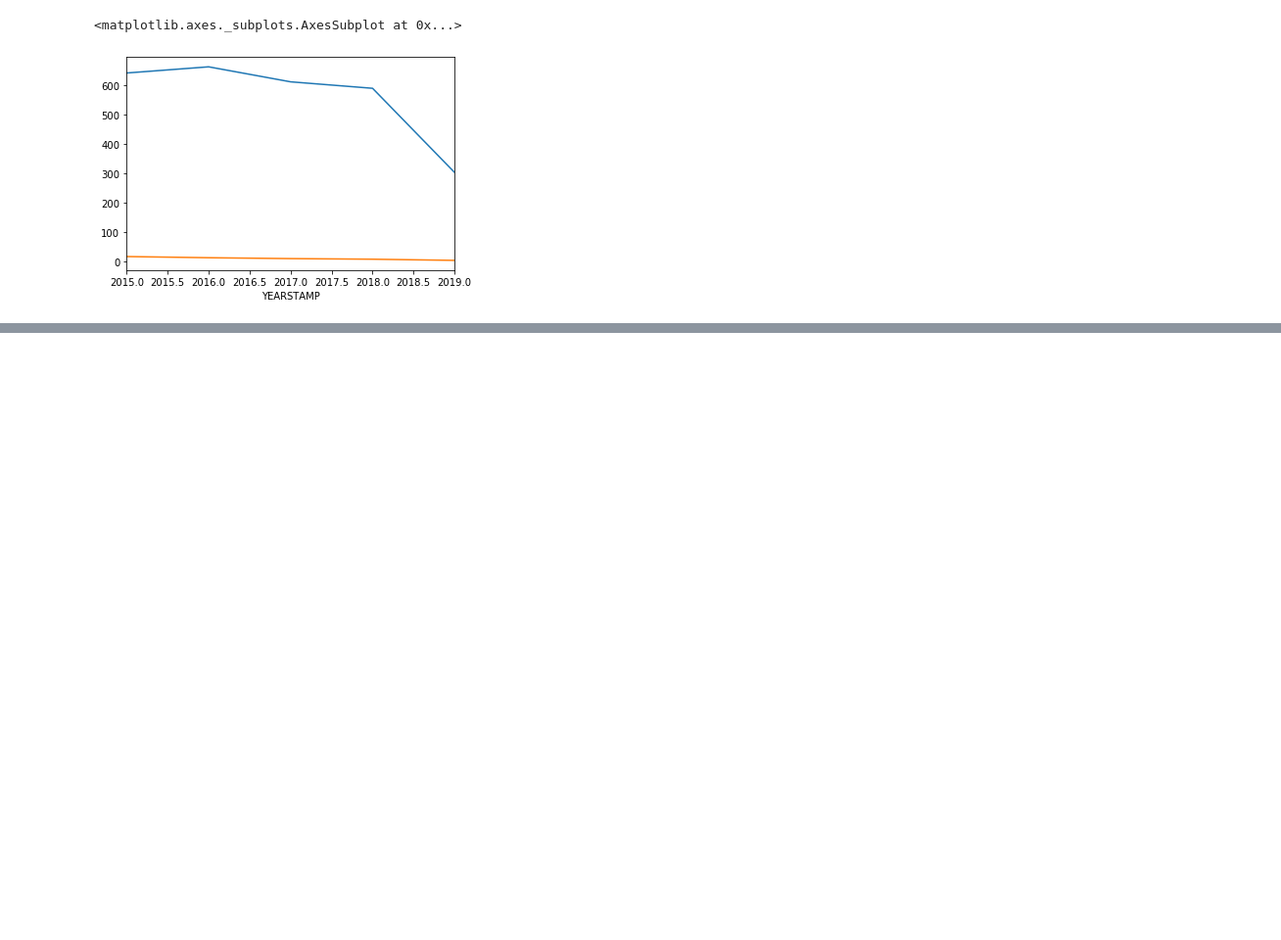
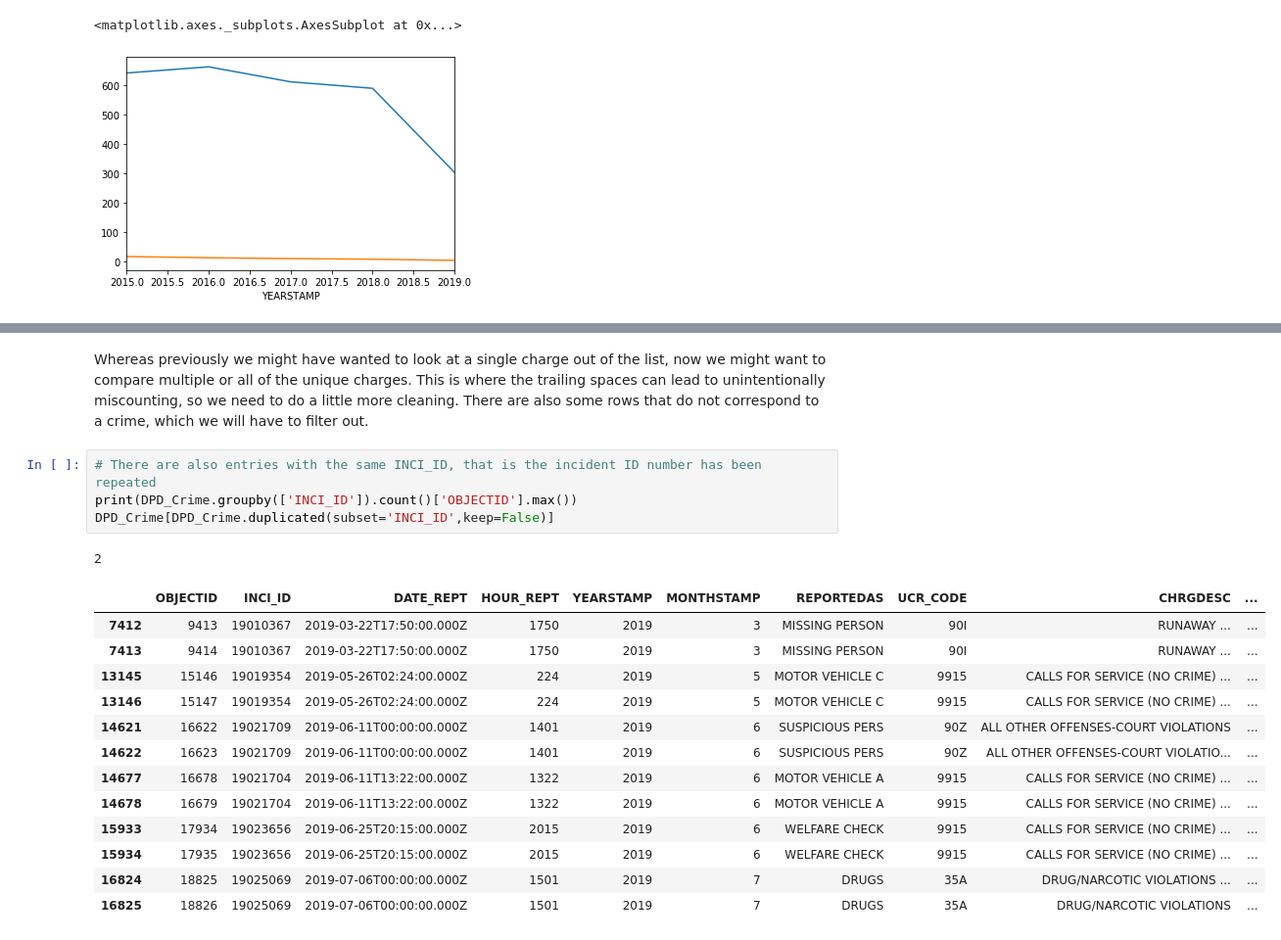
Before and after one commit to M-Eggleston/AnalyzeDurham, a Jupyter notebook: OpenDurham.ipynb, the cells around one changed output, grey strips where cells are left out. Shown at 98% size. Drawn from its saved outputs; the diff is of its cells as text; blank space fills up the shorter version.

```diff
--- a/OpenDurham.ipynb
+++ b/OpenDurham.ipynb
@@ -244 +263,22 @@ Name: INCI_ID, dtype: int64
+# %% [markdown]
+Whereas previously we might have wanted to look at a single charge out of the list, now we might want to compare multiple or all of the unique charges. This is where the trailing spaces can lead to unintentionally miscounting, so we need to do a little more cleaning. There are also some rows that do not correspond to a crime, which we will have to filter out.
+# %%
+# There are also entries with the same INCI_ID, that is the incident ID number has been repeated
+print(DPD_Crime.groupby(['INCI_ID']).count()['OBJECTID'].max())
+DPD_Crime[DPD_Crime.duplicated(subset='INCI_ID',keep=False)]
+# %% [output]
+2
+|  | OBJECTID | INCI_ID | DATE_REPT | HOUR_REPT | YEARSTAMP | MONTHSTAMP | REPORTEDAS | UCR_CODE | CHRGDESC | ... |
+| 7412 | 9413 | 19010367 | 2019-03-22T17:50:00.000Z | 1750 | 2019 | 3 | MISSING PERSON | 90I | RUNAWAY ... | ... |
+| 7413 | 9414 | 19010367 | 2019-03-22T17:50:00.000Z | 1750 | 2019 | 3 | MISSING PERSON | 90I | RUNAWAY ... | ... |
+| 13145 | 15146 | 19019354 | 2019-05-26T02:24:00.000Z | 224 | 2019 | 5 | MOTOR VEHICLE C | 9915 | CALLS FOR SERVICE (NO CRIME) ... | ... |
+| 13146 | 15147 | 19019354 | 2019-05-26T02:24:00.000Z | 224 | 2019 | 5 | MOTOR VEHICLE C | 9915 | CALLS FOR SERVICE (NO CRIME) ... | ... |
+| 14621 | 16622 | 19021709 | 2019-06-11T00:00:00.000Z | 1401 | 2019 | 6 | SUSPICIOUS PERS | 90Z | ALL OTHER OFFENSES-COURT VIOLATIONS | ... |
+| 14622 | 16623 | 19021709 | 2019-06-11T00:00:00.000Z | 1401 | 2019 | 6 | SUSPICIOUS PERS | 90Z | ALL OTHER OFFENSES-COURT VIOLATIO... | ... |
+| 14677 | 16678 | 19021704 | 2019-06-11T13:22:00.000Z | 1322 | 2019 | 6 | MOTOR VEHICLE A | 9915 | CALLS FOR SERVICE (NO CRIME) ... | ... |
+| 14678 | 16679 | 19021704 | 2019-06-11T13:22:00.000Z | 1322 | 2019 | 6 | MOTOR VEHICLE A | 9915 | CALLS FOR SERVICE (NO CRIME) ... | ... |
+| 15933 | 17934 | 19023656 | 2019-06-25T20:15:00.000Z | 2015 | 2019 | 6 | WELFARE CHECK | 9915 | CALLS FOR SERVICE (NO CRIME) ... | ... |
+| 15934 | 17935 | 19023656 | 2019-06-25T20:15:00.000Z | 2015 | 2019 | 6 | WELFARE CHECK | 9915 | CALLS FOR SERVICE (NO CRIME) ... | ... |
+| 16824 | 18825 | 19025069 | 2019-07-06T00:00:00.000Z | 1501 | 2019 | 7 | DRUGS | 35A | DRUG/NARCOTIC VIOLATIONS ... | ... |
+| 16825 | 18826 | 19025069 | 2019-07-06T00:00:00.000Z | 1501 | 2019 | 7 | DRUGS | 35A | DRUG/NARCOTIC VIOLATIONS | ... |
 # %%
```
Also changed, not shown: parts of 7 cells of this notebook, 1 other file.
